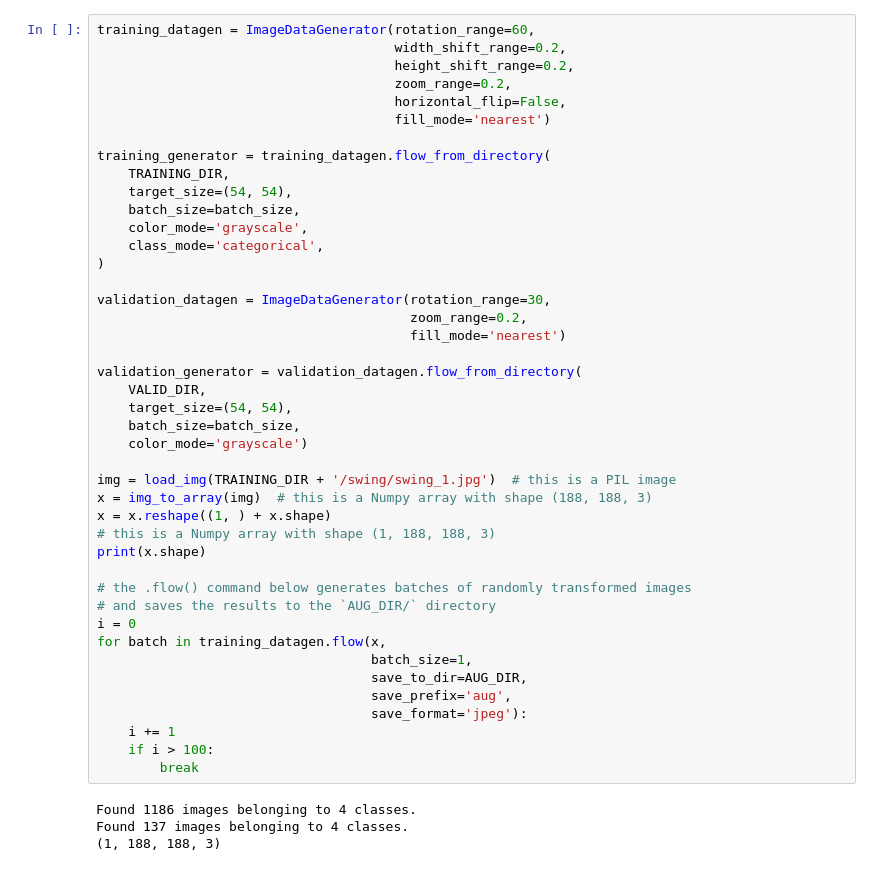
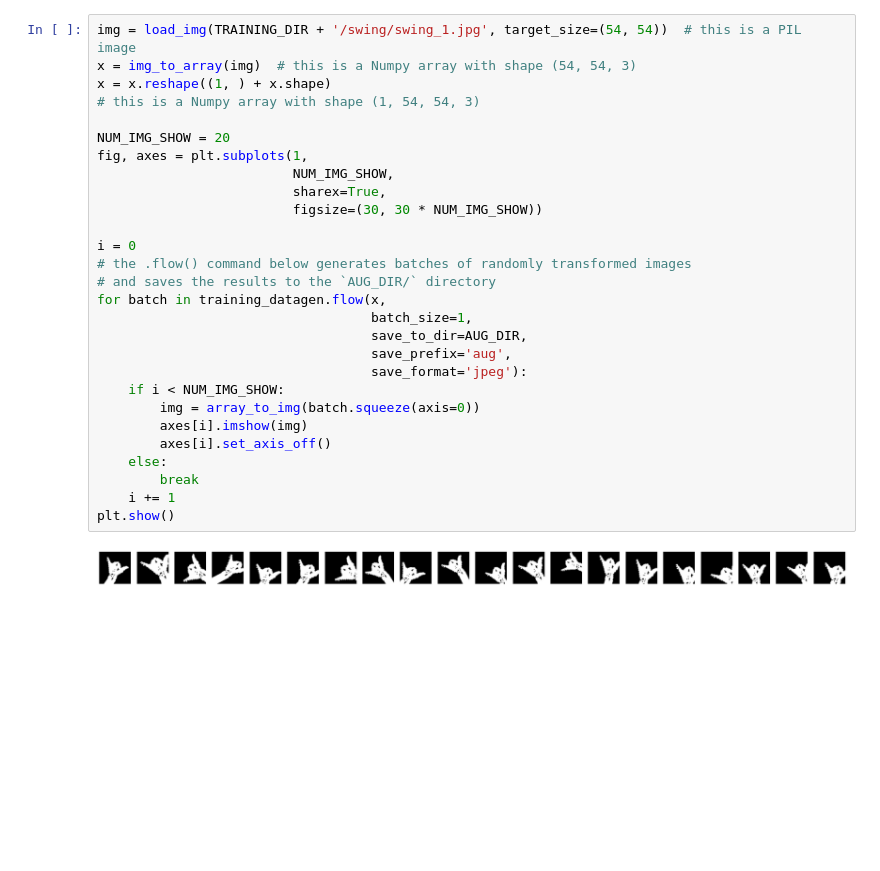
Before and after one commit to WeiCheng14159/palm_gesture, a Jupyter notebook: TrainModel.ipynb, the cells around one changed output. Cells and saved outputs as stored; diff of their text form; blank space fills up the shorter version.

```diff
--- a/TrainModel.ipynb
+++ b/TrainModel.ipynb
@@ -31,48 +76,31 @@ Trained Model Saved to: /home/wei/git/itir_cv/model/weights.hdf5
 # %%
-training_datagen = ImageDataGenerator(rotation_range=60,
-                                      width_shift_range=0.2,
-                                      height_shift_range=0.2,
-                                      zoom_range=0.2,
-                                      horizontal_flip=False,
-                                      fill_mode='nearest')
+img = load_img(TRAINING_DIR + '/swing/swing_1.jpg', target_size=(54, 54))  # this is a PIL image
+x = img_to_array(img)  # this is a Numpy array with shape (54, 54, 3)
+x = x.reshape((1, ) + x.shape)
+# this is a Numpy array with shape (1, 54, 54, 3)
 
-training_generator = training_datagen.flow_from_directory(
-    TRAINING_DIR,
-    target_size=(54, 54),
-    batch_size=batch_size,
-    color_mode='grayscale',
-    class_mode='categorical',
-)
+NUM_IMG_SHOW = 20
+fig, axes = plt.subplots(1,
+                         NUM_IMG_SHOW,
+                         sharex=True,
+                         figsize=(30, 30 * NUM_IMG_SHOW))
 
-validation_datagen = ImageDataGenerator(rotation_range=30,
-                                        zoom_range=0.2,
-                                        fill_mode='nearest')
-
-validation_generator = validation_datagen.flow_from_directory(
-    VALID_DIR,
-    target_size=(54, 54),
-    batch_size=batch_size,
-    color_mode='grayscale')
-
-img = load_img(TRAINING_DIR + '/swing/swing_1.jpg')  # this is a PIL image
-x = img_to_array(img)  # this is a Numpy array with shape (188, 188, 3)
-x = x.reshape((1, ) + x.shape)
-# this is a Numpy array with shape (1, 188, 188, 3)
-print(x.shape)
-
+i = 0
 # the .flow() command below generates batches of randomly transformed images
 # and saves the results to the `AUG_DIR/` directory
-i = 0
 for batch in training_datagen.flow(x,
                                    batch_size=1,
                                    save_to_dir=AUG_DIR,
                                    save_prefix='aug',
                                    save_format='jpeg'):
+    if i < NUM_IMG_SHOW:
+        img = array_to_img(batch.squeeze(axis=0))
+        axes[i].imshow(img)
+        axes[i].set_axis_off()
+    else:
+        break
     i += 1
-    if i > 100:
-        break
+plt.show()
 # %% [output]
-Found 1186 images belonging to 4 classes.
-Found 137 images belonging to 4 classes.
-(1, 188, 188, 3)
+[figure, added]
 # %%
```
Also changed, not shown: parts of 9 cells of this notebook.
